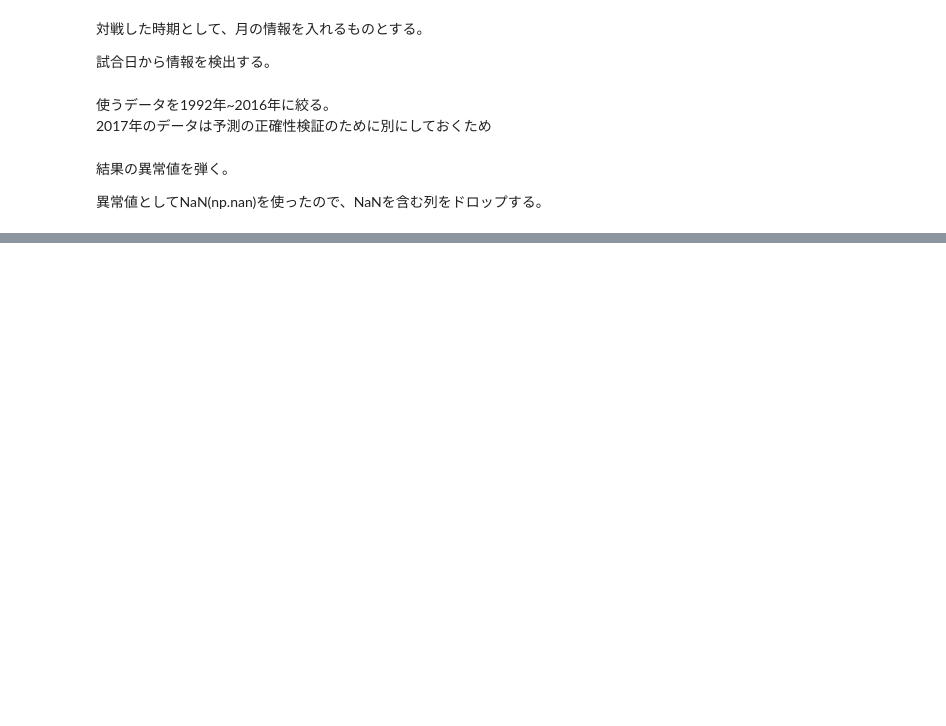
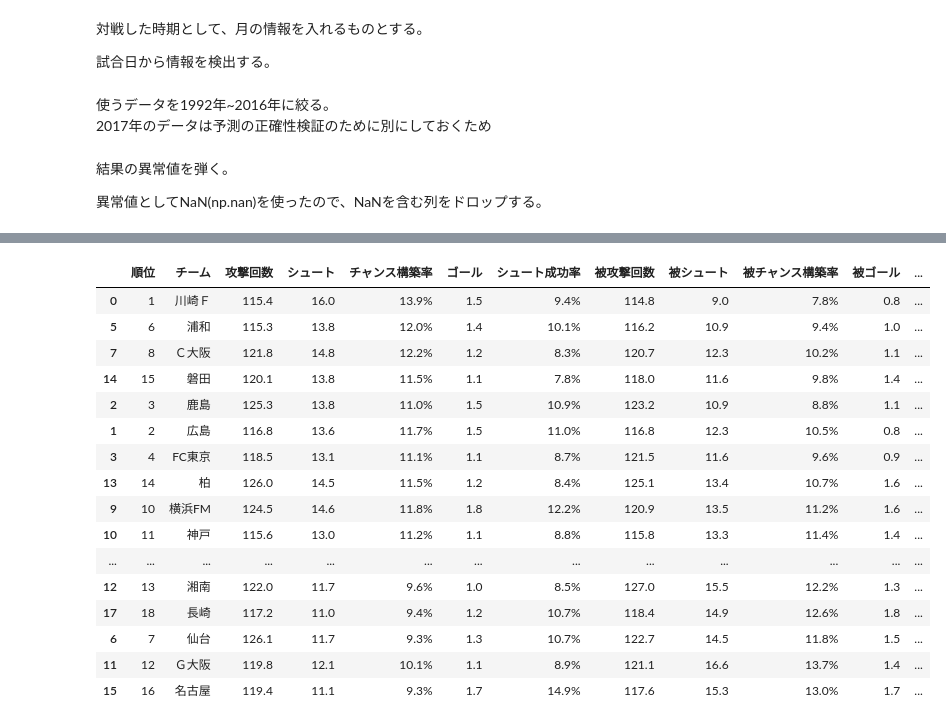
Before and after one commit to mark-n2/toto_notebook, a Jupyter notebook: toto_notebook.ipynb, the cells around one changed output, grey strips where cells are left out. Cells and saved outputs as stored; diff of their text form; code cells hidden in the pictures; blank space fills up the shorter version.

```diff
--- a/toto_notebook.ipynb
+++ b/toto_notebook.ipynb
@@ -251,0 +402,26 @@ len(predict[predict["result"]==predict["predict"]])/len(predict)
+# %%
+import scipy.stats as stats
+fldata["attack"]= [(fldata["attack"][i] - min(fldata["attack"])+0.1)/(max(fldata["attack"])+0.1 - min(fldata["attack"])+0.1) for i in range(len(fldata))]
+fldata["defense"]= [1.0 - (fldata["defense"][i] - min(fldata["defense"])+0.1)/(max(fldata["defense"])+0.1 - min(fldata["defense"])+0.1) for i in range(len(fldata))]
+# %%
+fldata["point"] = fldata["attack"] * fldata["defense"]
+# %%
+fldata.sort_values("point",ascending=False)
+# %% [output]
+|  | 順位 | チーム | 攻撃回数 | シュート | チャンス構築率 | ゴール | シュート成功率 | 被攻撃回数 | 被シュート | 被チャンス構築率 | 被ゴール | ... |
+| 0 | 1 | 川崎Ｆ | 115.4 | 16.0 | 13.9% | 1.5 | 9.4% | 114.8 | 9.0 | 7.8% | 0.8 | ... |
+| 5 | 6 | 浦和 | 115.3 | 13.8 | 12.0% | 1.4 | 10.1% | 116.2 | 10.9 | 9.4% | 1.0 | ... |
+| 7 | 8 | Ｃ大阪 | 121.8 | 14.8 | 12.2% | 1.2 | 8.3% | 120.7 | 12.3 | 10.2% | 1.1 | ... |
+| 14 | 15 | 磐田 | 120.1 | 13.8 | 11.5% | 1.1 | 7.8% | 118.0 | 11.6 | 9.8% | 1.4 | ... |
+| 2 | 3 | 鹿島 | 125.3 | 13.8 | 11.0% | 1.5 | 10.9% | 123.2 | 10.9 | 8.8% | 1.1 | ... |
+| 1 | 2 | 広島 | 116.8 | 13.6 | 11.7% | 1.5 | 11.0% | 116.8 | 12.3 | 10.5% | 0.8 | ... |
+| 3 | 4 | FC東京 | 118.5 | 13.1 | 11.1% | 1.1 | 8.7% | 121.5 | 11.6 | 9.6% | 0.9 | ... |
+| 13 | 14 | 柏 | 126.0 | 14.5 | 11.5% | 1.2 | 8.4% | 125.1 | 13.4 | 10.7% | 1.6 | ... |
+| 9 | 10 | 横浜FM | 124.5 | 14.6 | 11.8% | 1.8 | 12.2% | 120.9 | 13.5 | 11.2% | 1.6 | ... |
+| 10 | 11 | 神戸 | 115.6 | 13.0 | 11.2% | 1.1 | 8.8% | 115.8 | 13.3 | 11.4% | 1.4 | ... |
+| ... | ... | ... | ... | ... | ... | ... | ... | ... | ... | ... | ... | ... |
+| 12 | 13 | 湘南 | 122.0 | 11.7 | 9.6% | 1.0 | 8.5% | 127.0 | 15.5 | 12.2% | 1.3 | ... |
+| 17 | 18 | 長崎 | 117.2 | 11.0 | 9.4% | 1.2 | 10.7% | 118.4 | 14.9 | 12.6% | 1.8 | ... |
+| 6 | 7 | 仙台 | 126.1 | 11.7 | 9.3% | 1.3 | 10.7% | 122.7 | 14.5 | 11.8% | 1.5 | ... |
+| 11 | 12 | Ｇ大阪 | 119.8 | 12.1 | 10.1% | 1.1 | 8.9% | 121.1 | 16.6 | 13.7% | 1.4 | ... |
+| 15 | 16 | 名古屋 | 119.4 | 11.1 | 9.3% | 1.7 | 14.9% | 117.6 | 15.3 | 13.0% | 1.7 | ... |
```
Also changed, not shown: parts of 38 cells of this notebook, 5 other files.
